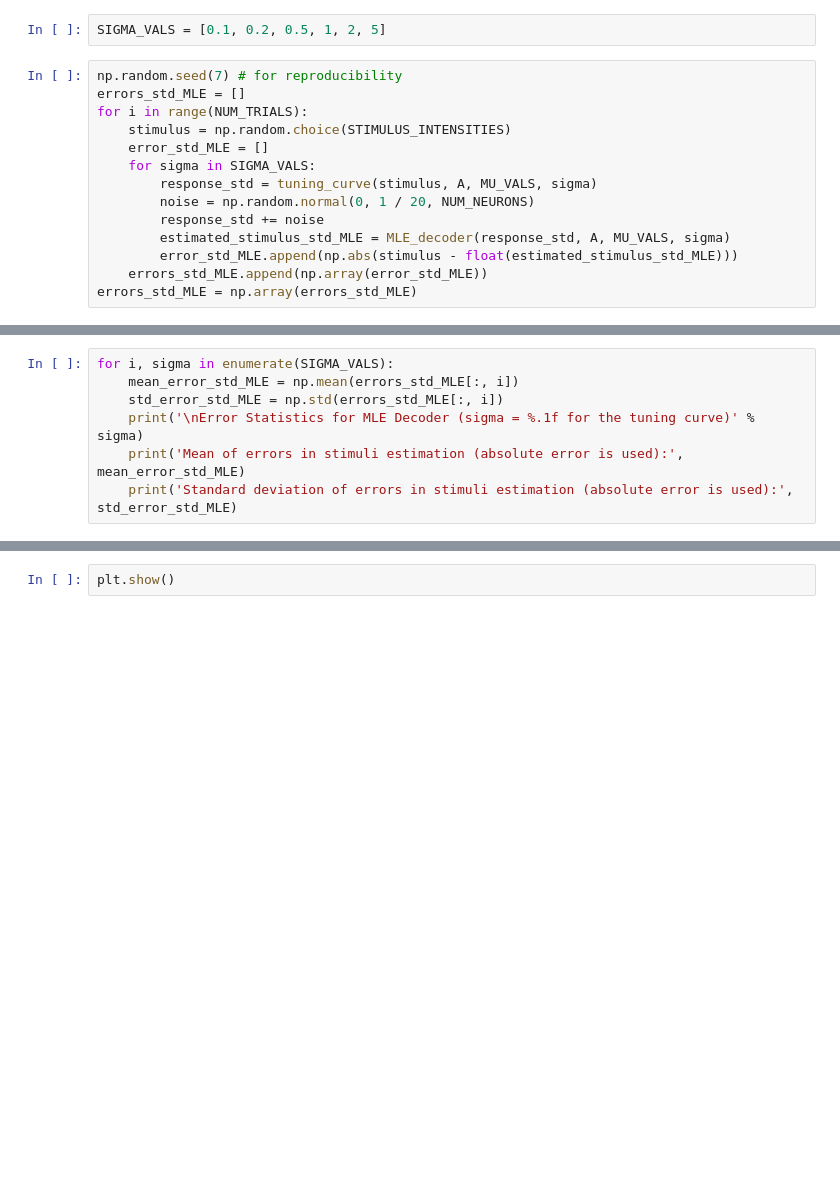
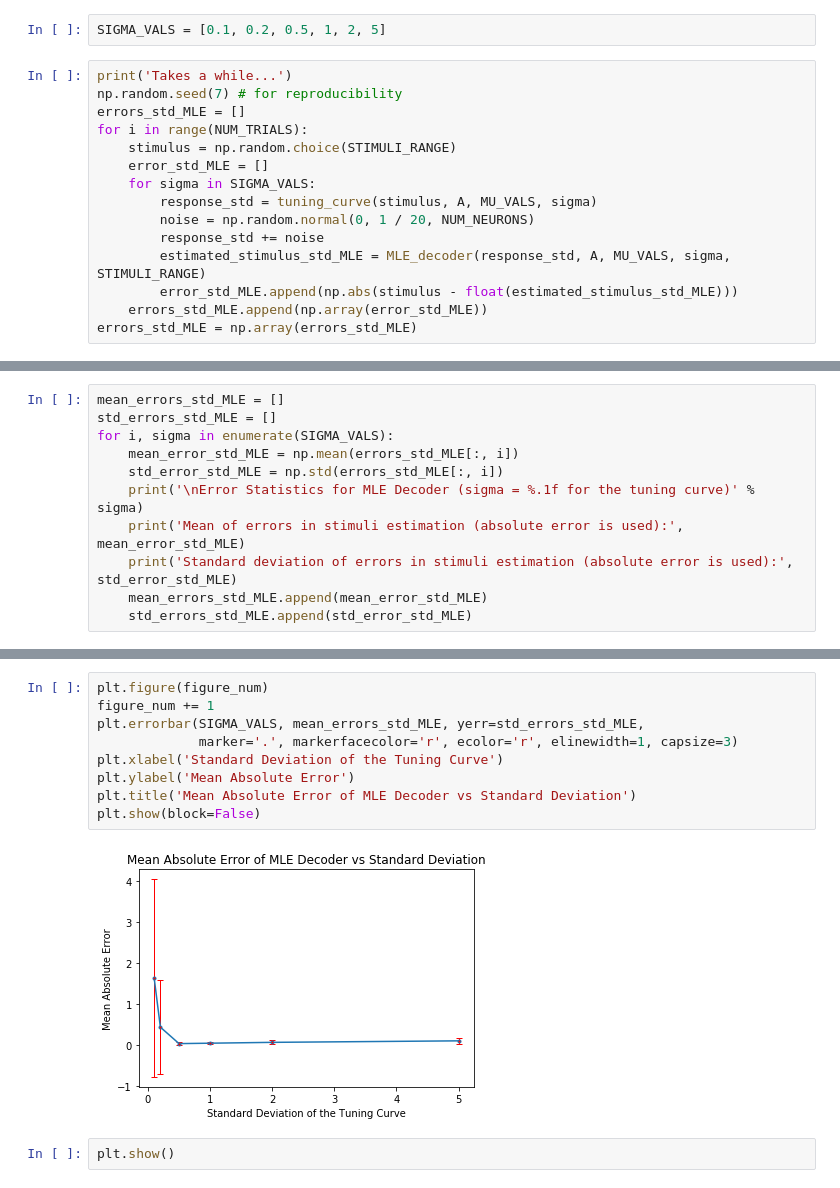
Before and after one commit to efeacer/Bilkent_EEE482_Assignments, a Jupyter notebook: Homework4_EA/Question3.ipynb, the cells around one changed output, grey strips where cells are left out. Cells and saved outputs as stored; diff of their text form; blank space fills up the shorter version.

```diff
--- a/Homework4_EA/Question3.ipynb
+++ b/Homework4_EA/Question3.ipynb
@@ -284,16 +289,17 @@ PART E
 # %%
 SIGMA_VALS = [0.1, 0.2, 0.5, 1, 2, 5]
 # %%
+print('Takes a while...')
 np.random.seed(7) # for reproducibility
 errors_std_MLE = []
 for i in range(NUM_TRIALS):
-    stimulus = np.random.choice(STIMULUS_INTENSITIES)
+    stimulus = np.random.choice(STIMULI_RANGE)
     error_std_MLE = []
     for sigma in SIGMA_VALS:
         response_std = tuning_curve(stimulus, A, MU_VALS, sigma)
         noise = np.random.normal(0, 1 / 20, NUM_NEURONS)
         response_std += noise
-        estimated_stimulus_std_MLE = MLE_decoder(response_std, A, MU_VALS, sigma)
+        estimated_stimulus_std_MLE = MLE_decoder(response_std, A, MU_VALS, sigma, STIMULI_RANGE)
         error_std_MLE.append(np.abs(stimulus - float(estimated_stimulus_std_MLE)))
     errors_std_MLE.append(np.array(error_std_MLE))
 errors_std_MLE = np.array(errors_std_MLE)
@@ -300,9 +308,13 @@ errors_std_MLE = np.array(errors_std_MLE)
 # %%
+mean_errors_std_MLE = []
+std_errors_std_MLE = []
 for i, sigma in enumerate(SIGMA_VALS):
     mean_error_std_MLE = np.mean(errors_std_MLE[:, i])
     std_error_std_MLE = np.std(errors_std_MLE[:, i])
     print('\nError Statistics for MLE Decoder (sigma = %.1f for the tuning curve)' % sigma)
     print('Mean of errors in stimuli estimation (absolute error is used):', mean_error_std_MLE)
     print('Standard deviation of errors in stimuli estimation (absolute error is used):', std_error_std_MLE)
+    mean_errors_std_MLE.append(mean_error_std_MLE)
+    std_errors_std_MLE.append(std_error_std_MLE)
 # %% [output]
 Error Statistics for MLE Decoder (sigma = 0.1 for the tuning curve)
@@ -325,2 +337,13 @@ Standard deviation of errors in stimuli estimation (absolute error is used): 0.0
+# %%
+plt.figure(figure_num)
+figure_num += 1
+plt.errorbar(SIGMA_VALS, mean_errors_std_MLE, yerr=std_errors_std_MLE,
+             marker='.', markerfacecolor='r', ecolor='r', elinewidth=1, capsize=3)
+plt.xlabel('Standard Deviation of the Tuning Curve')
+plt.ylabel('Mean Absolute Error')
+plt.title('Mean Absolute Error of MLE Decoder vs Standard Deviation')
+plt.show(block=False)
+# %% [output]
+[figure, added]
 # %%
 plt.show()
```
Also changed, not shown: parts of 17 cells of this notebook, 5 other files.
